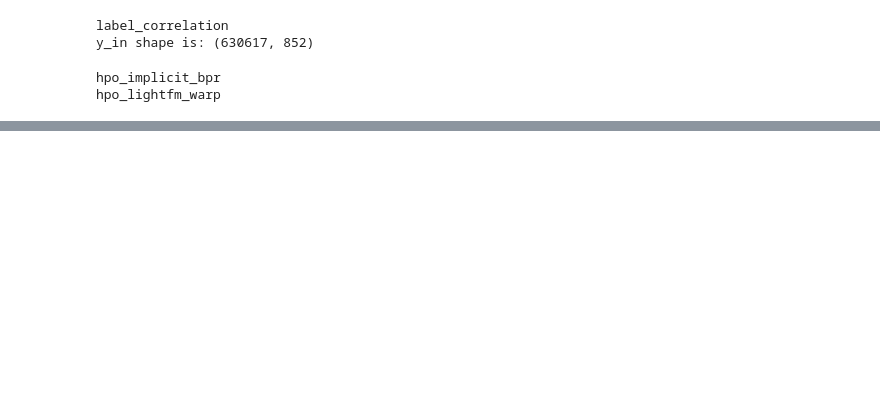
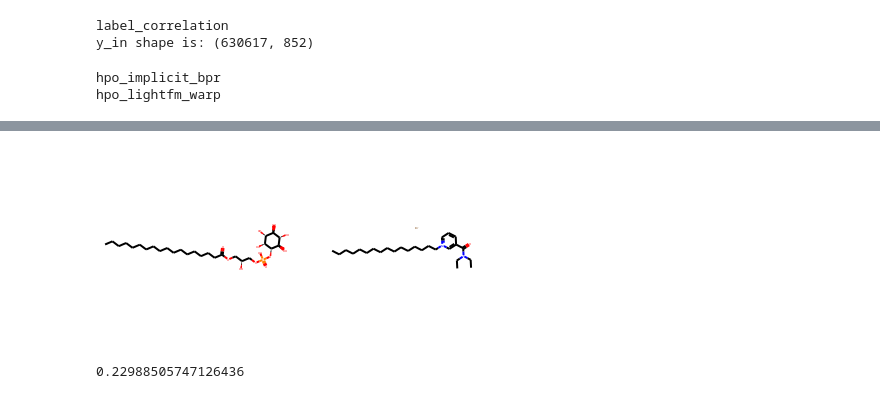
Before and after one commit to ljmartin/molrec, a Jupyter notebook: gpr55_prediction/predict_for_gpr55.ipynb, the cells around one changed output, grey strips where cells are left out. Drawn from its saved outputs; the diff is of its cells as text; code cells hidden in the pictures; blank space fills up the shorter version.

```diff
--- a/gpr55_prediction/predict_for_gpr55.ipynb
+++ b/gpr55_prediction/predict_for_gpr55.ipynb
@@ -65,0 +120,4 @@ interaction_matrix
+# %%
+Draw.MolsToGridImage([one, two])
+# %% [output]
+[figure, added]
@@ -65,0 +129,4 @@ interaction_matrix
+# %%
+DataStructs.TanimotoSimilarity(one_fp, two_fp)
+# %% [output]
+0.22988505747126436
```
Also changed, not shown: parts of 16 cells of this notebook.
